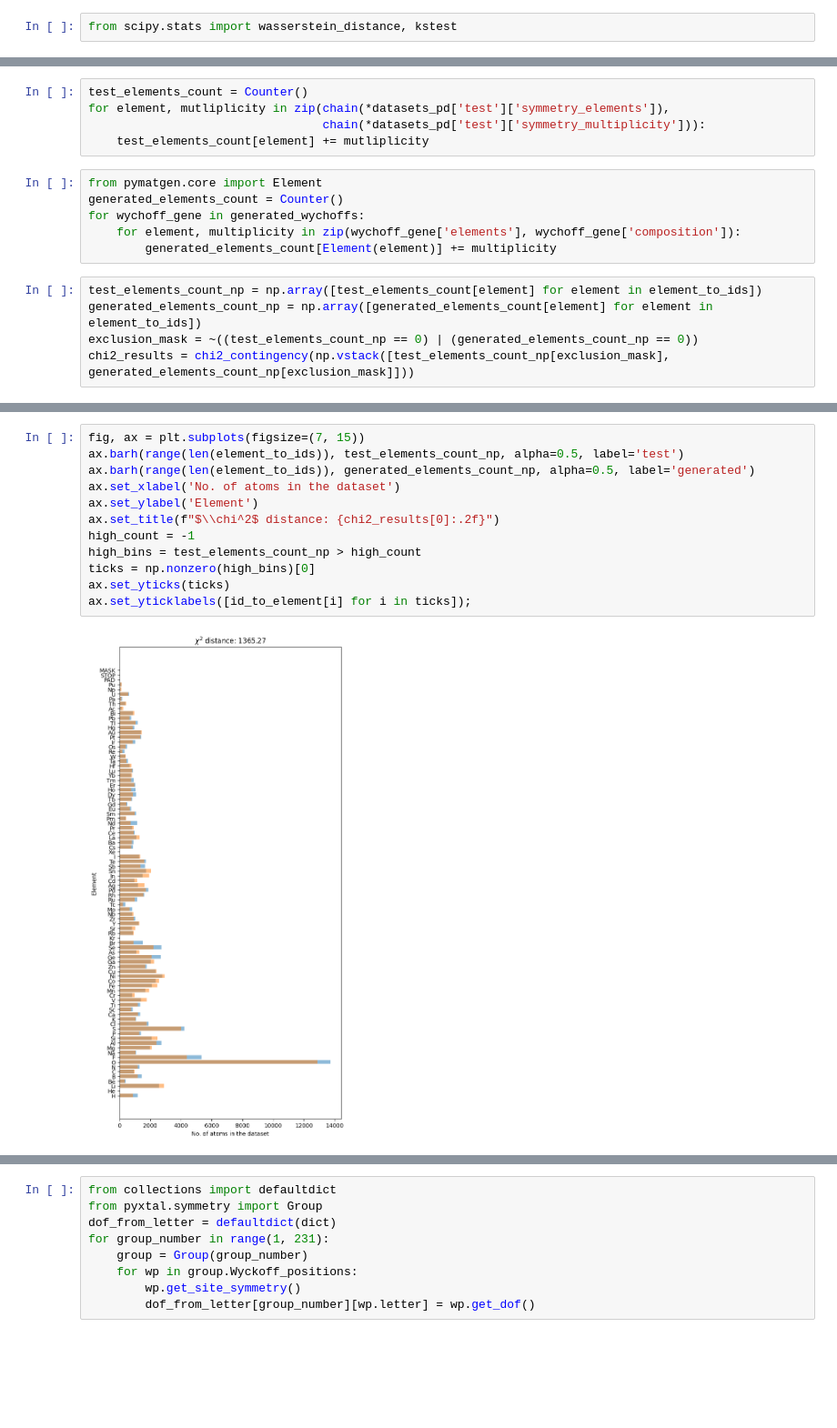
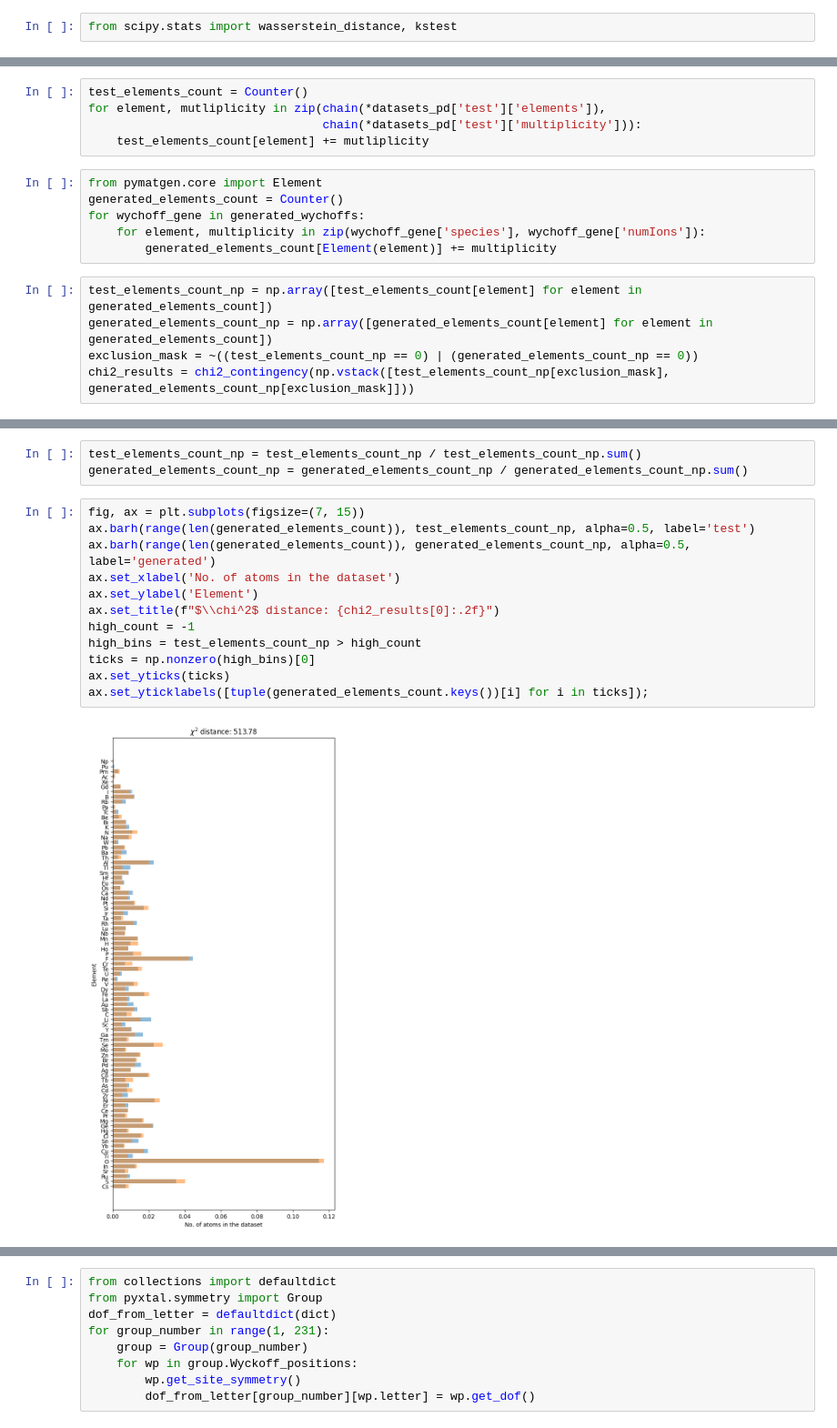
Before and after one commit to kedhip/WyckoffTransformer, a Jupyter notebook: statistical_evaluation.ipynb, the cells around one changed output, grey strips where cells are left out. Shown at 91% size. Saved outputs shown, nothing was run; the diff lists cells and outputs as text; blank space fills up the shorter version.

```diff
--- a/statistical_evaluation.ipynb
+++ b/statistical_evaluation.ipynb
@@ -89,16 +104,16 @@ ax.legend();
 # %%
 test_elements_count = Counter()
-for element, mutliplicity in zip(chain(*datasets_pd['test']['symmetry_elements']),
-                                 chain(*datasets_pd['test']['symmetry_multiplicity'])):
+for element, mutliplicity in zip(chain(*datasets_pd['test']['elements']),
+                                 chain(*datasets_pd['test']['multiplicity'])):
     test_elements_count[element] += mutliplicity
 # %%
 from pymatgen.core import Element
 generated_elements_count = Counter()
 for wychoff_gene in generated_wychoffs:
-    for element, multiplicity in zip(wychoff_gene['elements'], wychoff_gene['composition']):
+    for element, multiplicity in zip(wychoff_gene['species'], wychoff_gene['numIons']):
         generated_elements_count[Element(element)] += multiplicity
 # %%
-test_elements_count_np = np.array([test_elements_count[element] for element in element_to_ids])
-generated_elements_count_np = np.array([generated_elements_count[element] for element in element_to_ids])
+test_elements_count_np = np.array([test_elements_count[element] for element in generated_elements_count])
+generated_elements_count_np = np.array([generated_elements_count[element] for element in generated_elements_count])
 exclusion_mask = ~((test_elements_count_np == 0) | (generated_elements_count_np == 0))
 chi2_results = chi2_contingency(np.vstack([test_elements_count_np[exclusion_mask], generated_elements_count_np[exclusion_mask]]))
@@ -107,14 +120,17 @@ id_to_element = {v: k for k, v in element_to_ids.items()}
+# %%
+test_elements_count_np = test_elements_count_np / test_elements_count_np.sum()
+generated_elements_count_np = generated_elements_count_np / generated_elements_count_np.sum()
 # %%
 fig, ax = plt.subplots(figsize=(7, 15))
-ax.barh(range(len(element_to_ids)), test_elements_count_np, alpha=0.5, label='test')
-ax.barh(range(len(element_to_ids)), generated_elements_count_np, alpha=0.5, label='generated')
+ax.barh(range(len(generated_elements_count)), test_elements_count_np, alpha=0.5, label='test')
+ax.barh(range(len(generated_elements_count)), generated_elements_count_np, alpha=0.5, label='generated')
 ax.set_xlabel('No. of atoms in the dataset')
 ax.set_ylabel('Element')
 ax.set_title(f"$\\chi^2$ distance: {chi2_results[0]:.2f}")
 high_count = -1
 high_bins = test_elements_count_np > high_count
 ticks = np.nonzero(high_bins)[0]
 ax.set_yticks(ticks)
-ax.set_yticklabels([id_to_element[i] for i in ticks]);
+ax.set_yticklabels([tuple(generated_elements_count.keys())[i] for i in ticks]);
 # %% [output]
-[figure, old version]
+[figure, new version]
```
Also changed, not shown: parts of 20 cells of this notebook, 15 other files.
